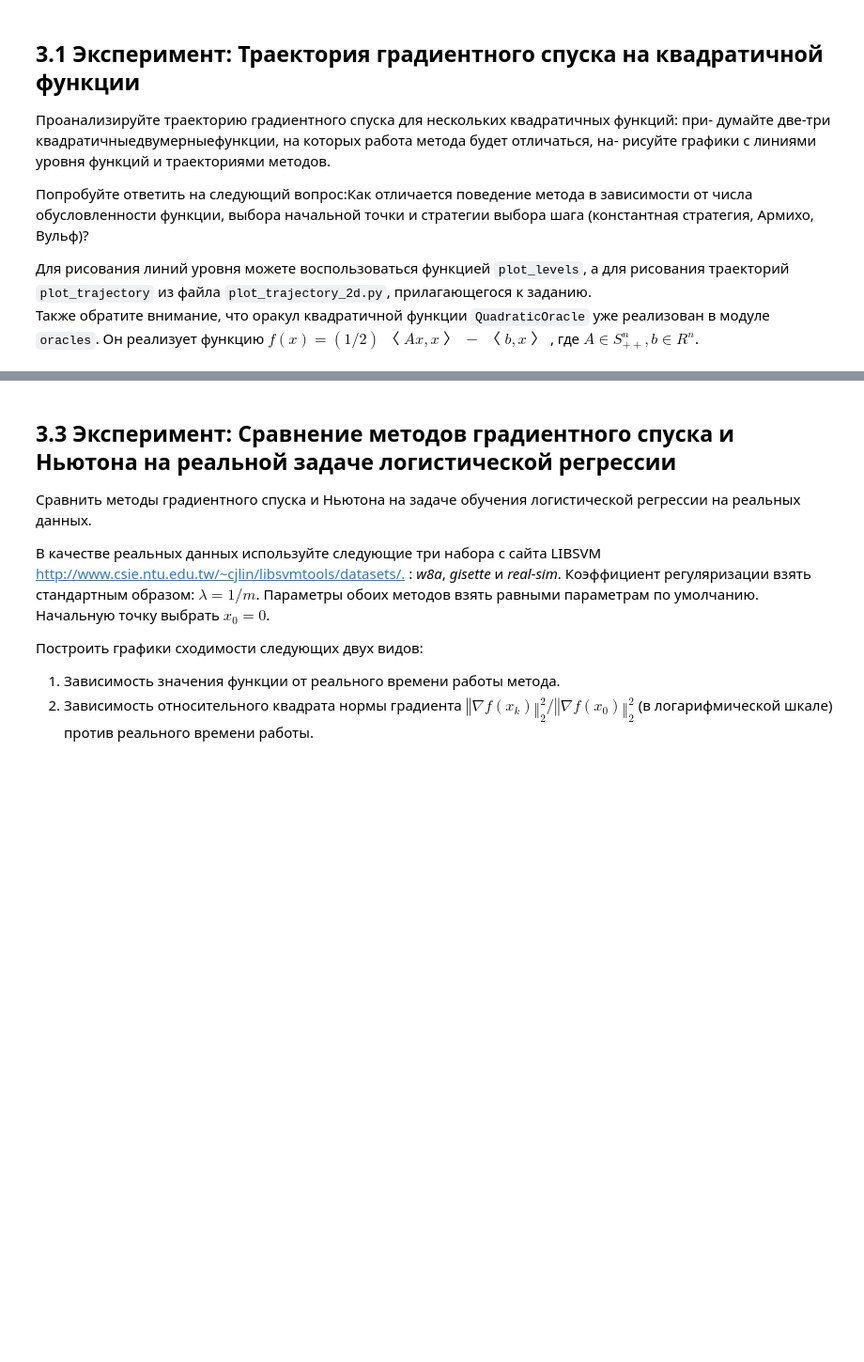
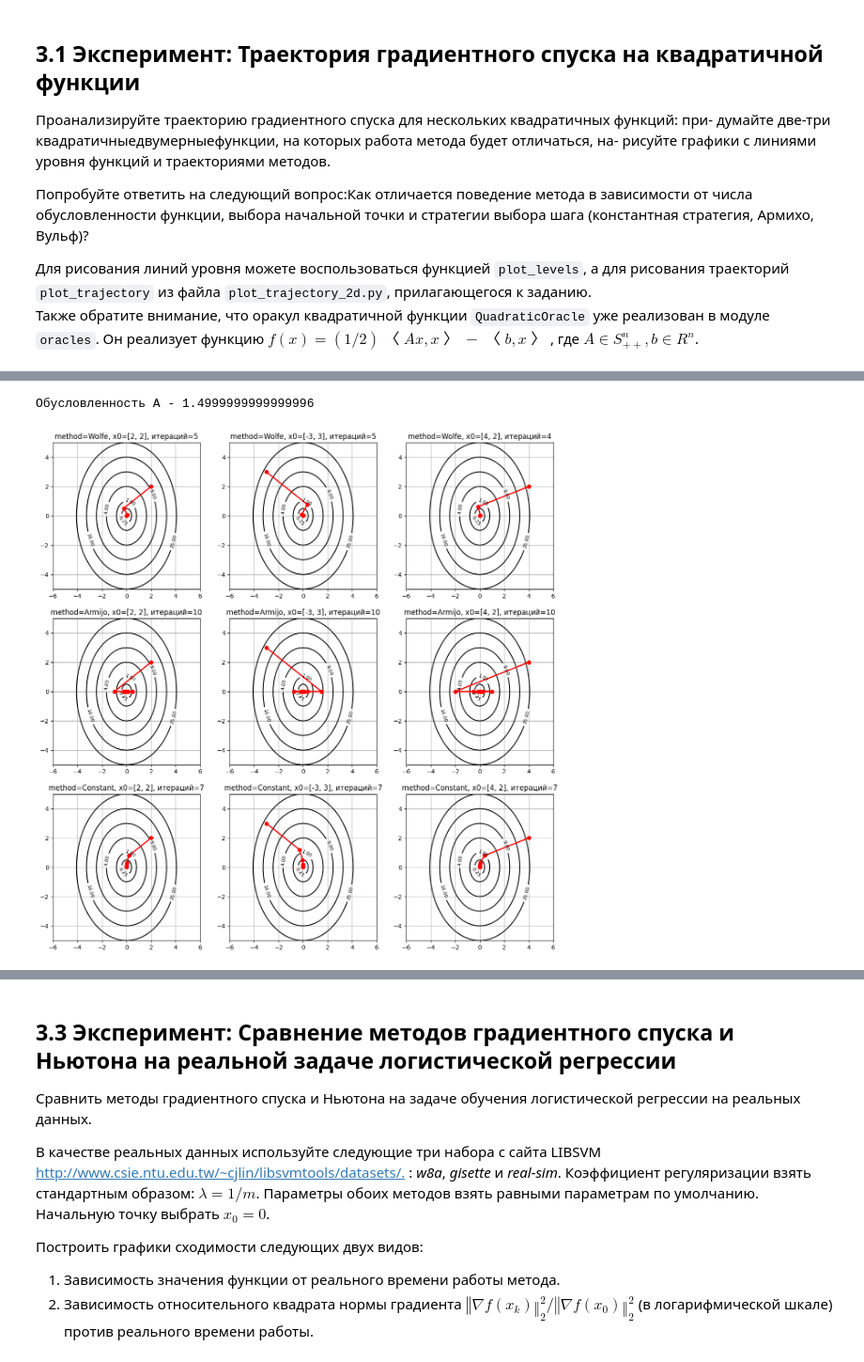
Before and after one commit to sergeiperel/MachineLearning2023, a Jupyter notebook: homework04/homework-practice-04-Optimization_in_ML/homework-practice-04-Optimization_in_ML.ipynb, the cells around one changed output, grey strips where cells are left out. Shown at 94% size. Drawn from its saved outputs; the diff is of its cells as text; code cells hidden in the pictures; blank space fills up the shorter version.

```diff
--- a/homework04/homework-practice-04-Optimization_in_ML/homework-practice-04-Optimization_in_ML.ipynb
+++ b/homework04/homework-practice-04-Optimization_in_ML/homework-practice-04-Optimization_in_ML.ipynb
@@ -229,0 +240,26 @@ https://github.com/arodomanov/cmc-mipt17-opt-course/tree/master/task
+# %%
+methods = ['Wolfe', 'Armijo', 'Constant']
+
+def plot_graph(A, b, start_points):
+    fig, ax = plt.subplots(3, 3, figsize=(15, 15))
+
+    for i, method in enumerate(methods):
+        for j, start_point in enumerate(start_points):
+            oracle = oracles.QuadraticOracle(A, b)
+            line_search = optimization.LineSearchTool(method=method, c=0.3)
+            [x_star, msg, history] = optimization.gradient_descent(oracle=oracle, x_0=np.array(start_point),
+                                                      line_search_options=line_search, trace=True)
+            plot_levels(oracle.func, ax[i][j])
+            plot_trajectory(oracle.func, ax[i][j], history['x'])
+            ax[i][j].set_title(f"method={method}, x0={start_point}, итераций={len(history['x'])}")
+# %%
+A = np.array([[3, 0], [0, 2]])
+b = np.zeros(2)
+print("Обусловленность A -", np.linalg.cond(A))
+
+start_points = [[2, 2], [-3, 3], [4, 2]]
+
+plot_graph(A, b, start_points)
+# %% [output]
+Обусловленность A - 1.4999999999999996
+[figure, added]
```
Also changed, not shown: parts of 30 cells of this notebook.
